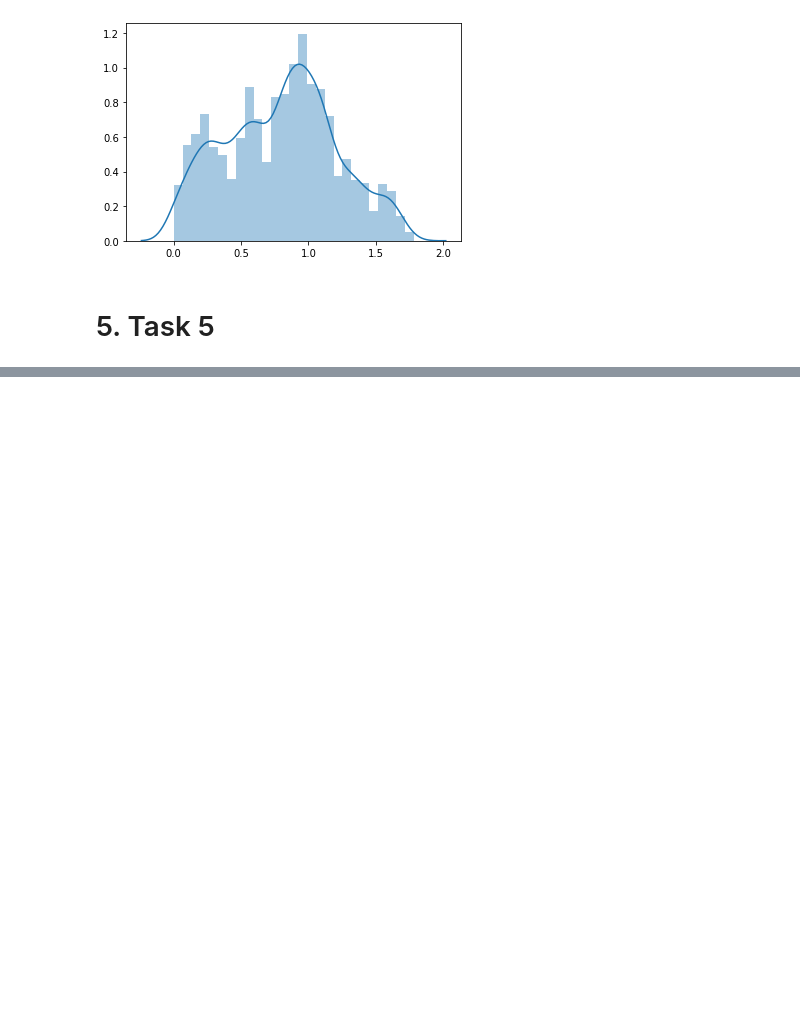
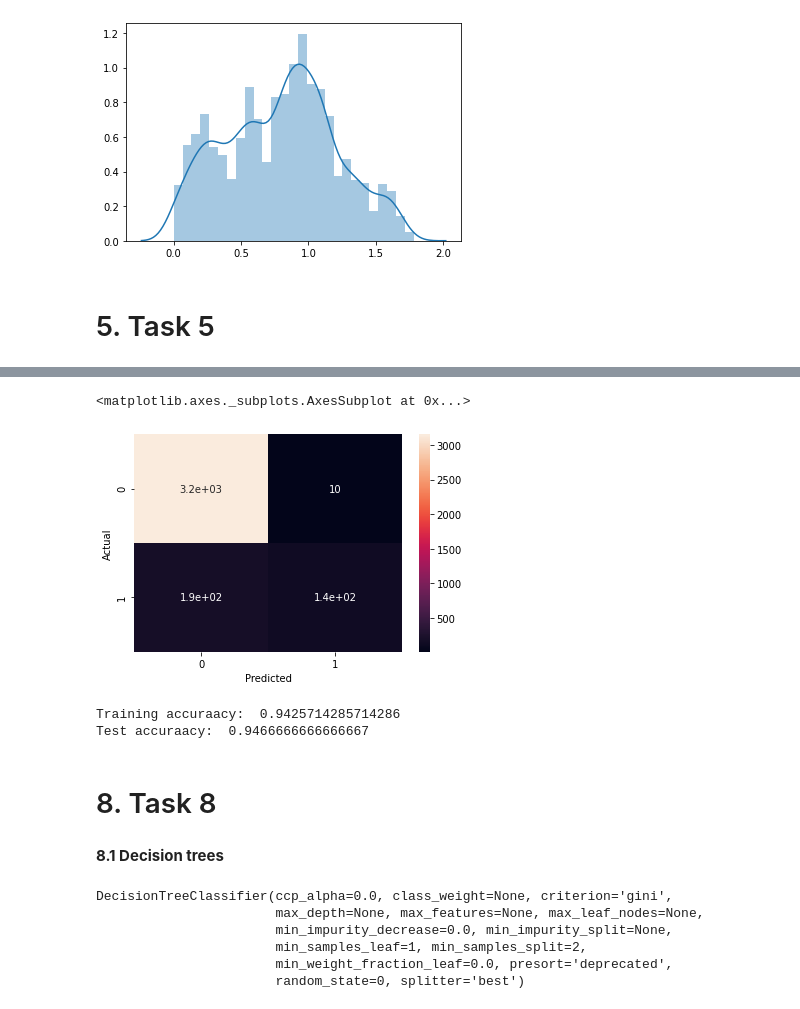
Before and after one commit to NIRMAL250/ML_Project_Internship, a Jupyter notebook: ML_Project.ipynb, the cells around one changed output, grey strips where cells are left out. Cells and saved outputs as stored; diff of their text form; code cells hidden in the pictures; blank space fills up the shorter version.

```diff
--- a/ML_Project.ipynb
+++ b/ML_Project.ipynb
@@ -430,0 +464,23 @@ train_X, test_X, train_Y, test_Y = train_test_split(X, Y, test_size=0.3, stratif
+# %%
+# Prediction of training data for comparing performance with test data
+# to check whether is the model is overfitting or not.
+prediction_train = classifier.predict(train_X)
+# %%
+# Confusion matrix for training data
+confusion_matrix_train = pd.crosstab(train_Y, prediction_train, rownames=['Actual'], colnames=['Predicted'])
+sns.heatmap(confusion_matrix_train, annot=True)
+# %% [output]
+<matplotlib.axes._subplots.AxesSubplot at 0x...>
+[figure, added]
+# %%
+# Accuracy is very close.
+# Our model is performing better with no overfitting.
+print("Training accuraacy: ", metrics.accuracy_score(train_Y, prediction_train))
+print("Test accuraacy: ", metrics.accuracy_score(test_Y, prediction))
+# %% [output]
+Training accuraacy:  0.9425714285714286
+Test accuraacy:  0.9466666666666667
+# %% [markdown]
+# 8. Task 8
+# %% [markdown]
+**8.1 Decision trees**
@@ -430,0 +489,10 @@ train_X, test_X, train_Y, test_Y = train_test_split(X, Y, test_size=0.3, stratif
+# %%
+decision_tree_classifier = DecisionTreeClassifier(random_state=0)
+decision_tree_classifier.fit(train_X, train_Y)
+# %% [output]
+DecisionTreeClassifier(ccp_alpha=0.0, class_weight=None, criterion='gini',
+                       max_depth=None, max_features=None, max_leaf_nodes=None,
+                       min_impurity_decrease=0.0, min_impurity_split=None,
+                       min_samples_leaf=1, min_samples_split=2,
+                       min_weight_fraction_leaf=0.0, presort='deprecated',
+                       random_state=0, splitter='best')
```
Also changed, not shown: parts of 34 cells of this notebook.
